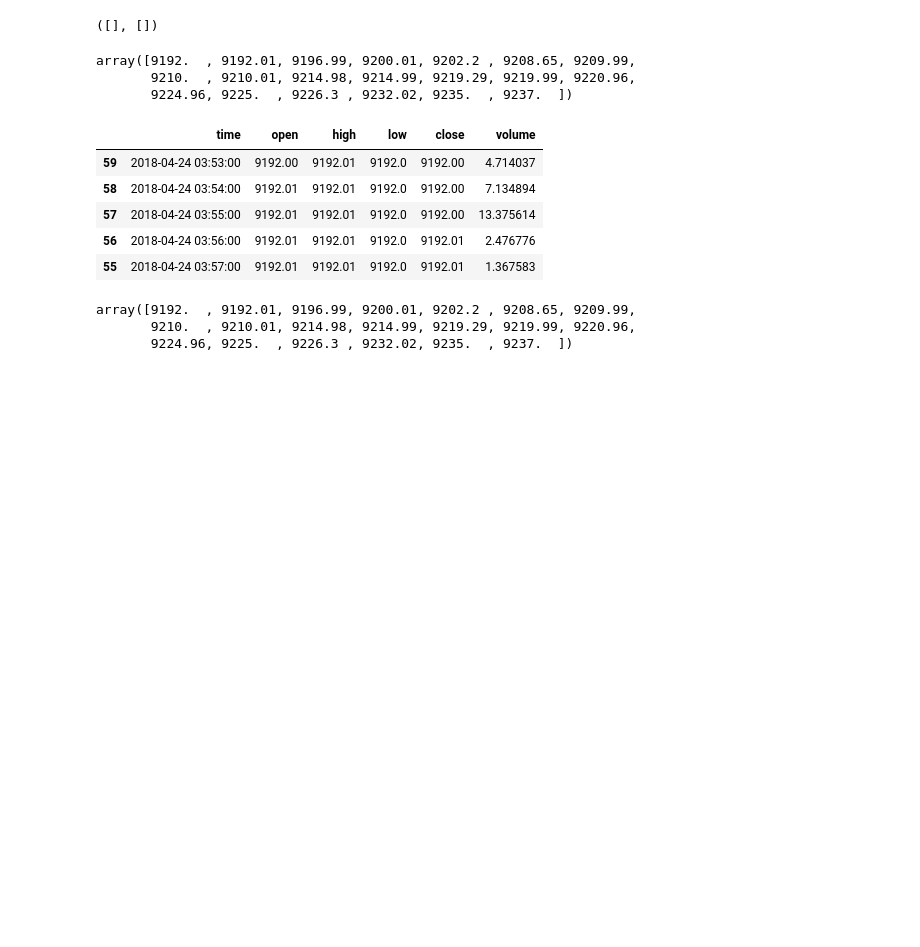
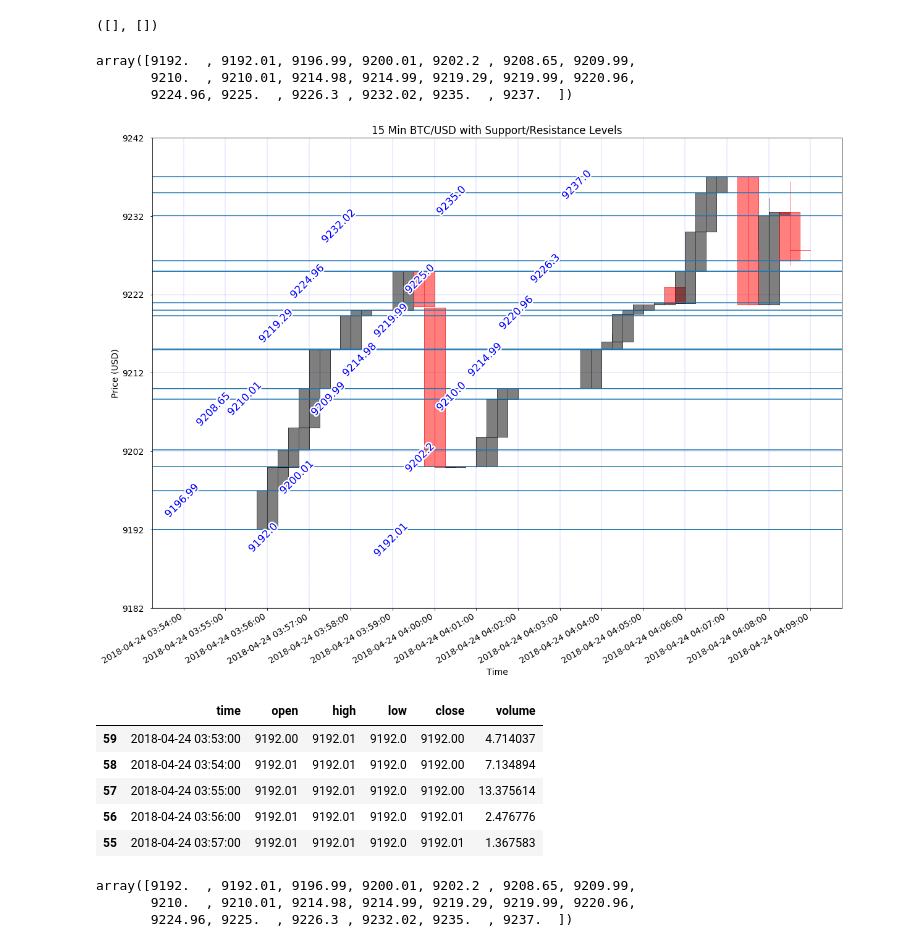
Before and after one commit to timothyyu/gdax-orderbook-ml, a Jupyter notebook: 9_data_pipeline_development.ipynb, the cells around one changed output. Drawn from its saved outputs; the diff is of its cells as text; code cells hidden in the pictures; blank space fills up the shorter version.

Commit message:
mpl_finance depcreated import as placeholder; output scale of candlesticks is off; full model structure in 9a.ipynb

```diff
--- a/9_data_pipeline_development.ipynb
+++ b/9_data_pipeline_development.ipynb
@@ -605,7 +603,7 @@ def generate_chart(dataframe):
     #ax.set_zorder(1)
     ax.tick_params(axis='y', pad=10)
     ax.grid(which='major', linestyle='--', linewidth='0.2', color='b')
-    matplotlib.pyplot.title("15 Min BTC/USD with Support/Resistance Levels")
+    plt.title("15 Min BTC/USD with Support/Resistance Levels")
 
     # call autoSR() to autogenerate support and resistance levels from chart data
     ml_results_modified = autoSR(chart_1h_df)
@@ -629,6 +627,12 @@ def generate_chart(dataframe):
     plt.savefig('saved_charts/chart_15m_generated.png')
     #plt.tight_layout()
     return plt.show()
+# %%
+import matplotlib.ticker as ticker
+import matplotlib.patheffects as PathEffects
+generate_chart(chart_1h_df)
+# %% [output]
+[figure, added]
 # %%
 chart_1h_request(request_log_df)
 # %%
```
Also changed, not shown: parts of 3 cells of this notebook, 3 other files.
